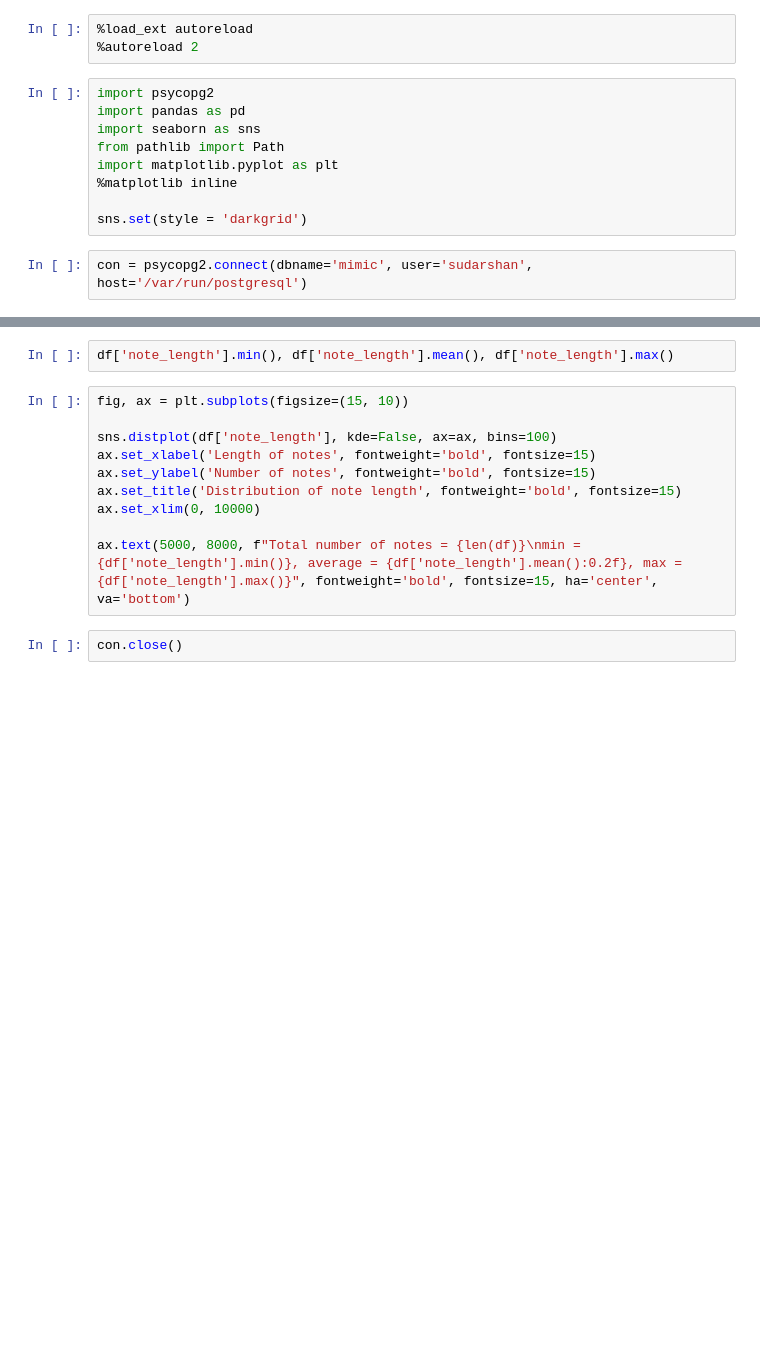
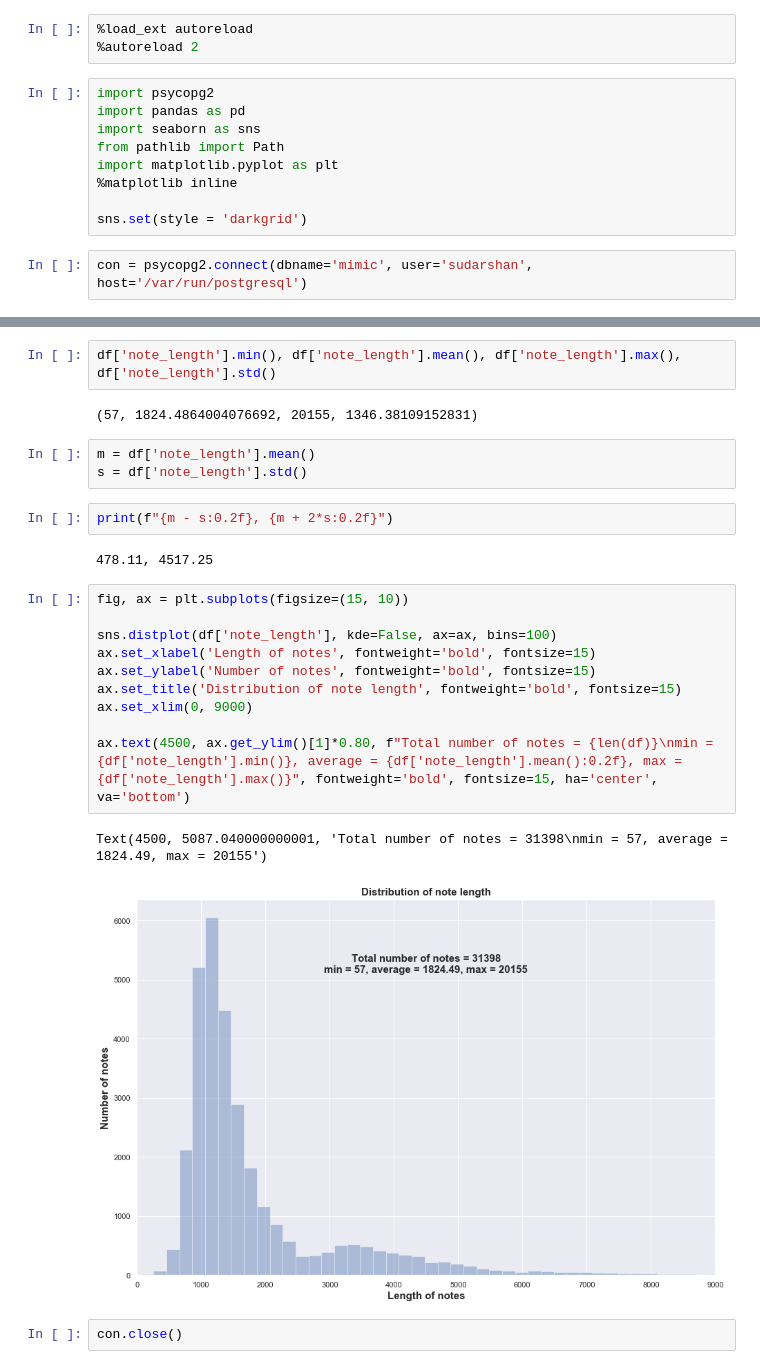
Before and after one commit to sudarshan85/mimic_extraction, a Jupyter notebook: data_stats.ipynb, the cells around one changed output, grey strips where cells are left out. Cells and saved outputs as stored; diff of their text form; blank space fills up the shorter version.

```diff
--- a/data_stats.ipynb
+++ b/data_stats.ipynb
@@ -174,14 +155,26 @@ df.head()
 # %%
-df['note_length'].min(), df['note_length'].mean(), df['note_length'].max()
+df['note_length'].min(), df['note_length'].mean(), df['note_length'].max(), df['note_length'].std()
+# %% [output]
+(57, 1824.4864004076692, 20155, 1346.38109152831)
+# %%
+m = df['note_length'].mean()
+s = df['note_length'].std()
+# %%
+print(f"{m - s:0.2f}, {m + 2*s:0.2f}")
+# %% [output]
+478.11, 4517.25
 # %%
 fig, ax = plt.subplots(figsize=(15, 10))
 
 sns.distplot(df['note_length'], kde=False, ax=ax, bins=100)
 ax.set_xlabel('Length of notes', fontweight='bold', fontsize=15)
 ax.set_ylabel('Number of notes', fontweight='bold', fontsize=15)
 ax.set_title('Distribution of note length', fontweight='bold', fontsize=15)
-ax.set_xlim(0, 10000)
+ax.set_xlim(0, 9000)
 
-ax.text(5000, 8000, f"Total number of notes = {len(df)}\nmin = {df['note_length'].min()}, average = {df['note_length'].mean():0.2f}, max = {df['note_length'].max()}", fontweight='bold', fontsize=15, ha='center', va='bottom')
+ax.text(4500, ax.get_ylim()[1]*0.80, f"Total number of notes = {len(df)}\nmin = {df['note_length'].min()}, average = {df['note_length'].mean():0.2f}, max = {df['note_length'].max()}", fontweight='bold', fontsize=15, ha='center', va='bottom')
+# %% [output]
+Text(4500, 5087.040000000001, 'Total number of notes = 31398\nmin = 57, average = 1824.49, max = 20155')
+[figure, added]
 # %%
 con.close()
```
Also changed, not shown: parts of 15 cells of this notebook, 1 other file.
